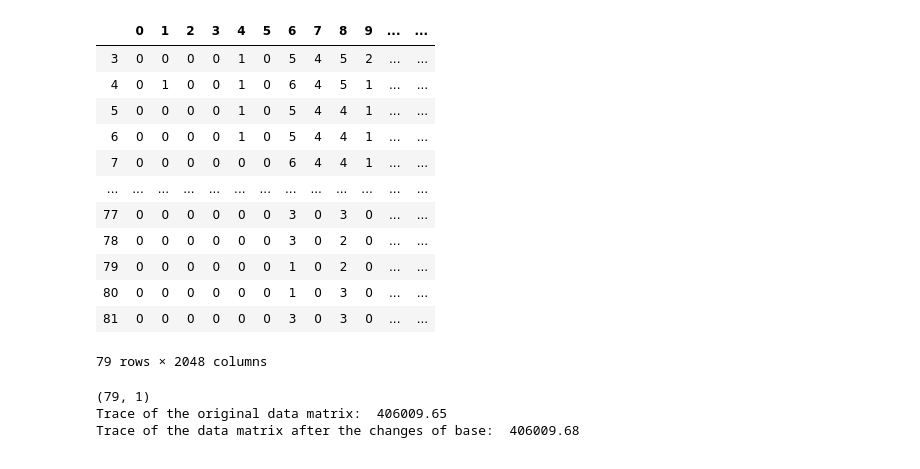
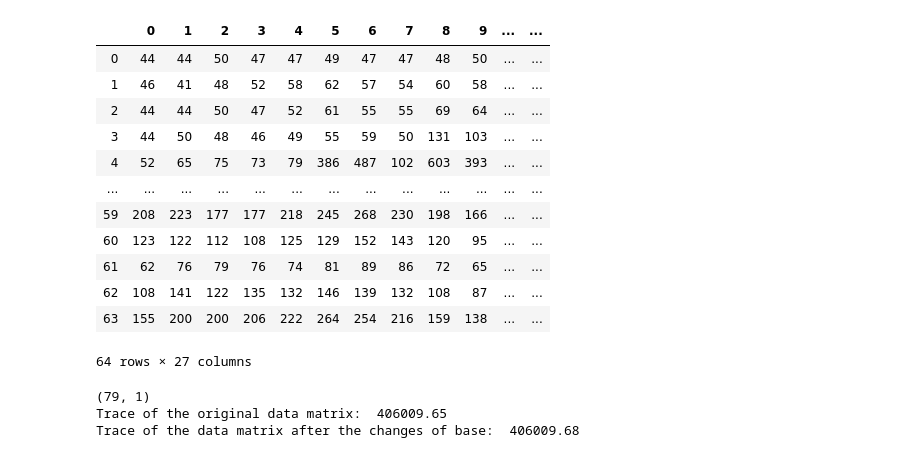
Before and after one commit to CrostaBot/PostureRecognition, a Jupyter notebook: PCA.ipynb, the cells around one changed output. Cells and saved outputs as stored; diff of their text form; code cells hidden in the pictures.

```diff
--- a/PCA.ipynb
+++ b/PCA.ipynb
@@ -7,32 +7,32 @@ import sys
 import matplotlib.pyplot as plt
 import seaborn as sas
 # %%
-data_folder = Path("dataset/experiment-i/S1/")
+data_folder = Path("dataset/experiment-ii/S1/Air_Mat/")
 
-file_name = data_folder / "1.txt"
-#df = pd.read_csv(file_name, sep=" ", header=None)
-df = pd.read_csv(file_name, sep="\t", header=None)
+file_name = data_folder / "Matrix_Air_B1.txt"
+df = pd.read_csv(file_name, sep=" ", header=None)
+#df = pd.read_csv(file_name, sep="\t", header=None)
 #la stessa posizione viene misurata 82 volte DC
-df.drop(columns=[2048], inplace = True) #tolgo colonna
-df.drop(0, inplace = True) #tolgo riga
-df.drop(1, inplace = True) #tolgo riga
-df.drop(2, inplace = True) #tolgo riga
+#df.drop(columns=[2048], inplace = True) #tolgo colonna
+#df.drop(0, inplace = True) #tolgo riga
+#df.drop(1, inplace = True) #tolgo riga
+#df.drop(2, inplace = True) #tolgo riga
 
 df
 # %% [output]
 |  | 0 | 1 | 2 | 3 | 4 | 5 | 6 | 7 | 8 | 9 | ... | ... |
-| 3 | 0 | 0 | 0 | 0 | 1 | 0 | 5 | 4 | 5 | 2 | ... | ... |
-| 4 | 0 | 1 | 0 | 0 | 1 | 0 | 6 | 4 | 5 | 1 | ... | ... |
-| 5 | 0 | 0 | 0 | 0 | 1 | 0 | 5 | 4 | 4 | 1 | ... | ... |
-| 6 | 0 | 0 | 0 | 0 | 1 | 0 | 5 | 4 | 4 | 1 | ... | ... |
-| 7 | 0 | 0 | 0 | 0 | 0 | 0 | 6 | 4 | 4 | 1 | ... | ... |
+| 0 | 44 | 44 | 50 | 47 | 47 | 49 | 47 | 47 | 48 | 50 | ... | ... |
+| 1 | 46 | 41 | 48 | 52 | 58 | 62 | 57 | 54 | 60 | 58 | ... | ... |
+| 2 | 44 | 44 | 50 | 47 | 52 | 61 | 55 | 55 | 69 | 64 | ... | ... |
+| 3 | 44 | 50 | 48 | 46 | 49 | 55 | 59 | 50 | 131 | 103 | ... | ... |
+| 4 | 52 | 65 | 75 | 73 | 79 | 386 | 487 | 102 | 603 | 393 | ... | ... |
 | ... | ... | ... | ... | ... | ... | ... | ... | ... | ... | ... | ... | ... |
-| 77 | 0 | 0 | 0 | 0 | 0 | 0 | 3 | 0 | 3 | 0 | ... | ... |
-| 78 | 0 | 0 | 0 | 0 | 0 | 0 | 3 | 0 | 2 | 0 | ... | ... |
-| 79 | 0 | 0 | 0 | 0 | 0 | 0 | 1 | 0 | 2 | 0 | ... | ... |
-| 80 | 0 | 0 | 0 | 0 | 0 | 0 | 1 | 0 | 3 | 0 | ... | ... |
-| 81 | 0 | 0 | 0 | 0 | 0 | 0 | 3 | 0 | 3 | 0 | ... | ... |
+| 59 | 208 | 223 | 177 | 177 | 218 | 245 | 268 | 230 | 198 | 166 | ... | ... |
+| 60 | 123 | 122 | 112 | 108 | 125 | 129 | 152 | 143 | 120 | 95 | ... | ... |
+| 61 | 62 | 76 | 79 | 76 | 74 | 81 | 89 | 86 | 72 | 65 | ... | ... |
+| 62 | 108 | 141 | 122 | 135 | 132 | 146 | 139 | 132 | 108 | 87 | ... | ... |
+| 63 | 155 | 200 | 200 | 206 | 222 | 264 | 254 | 216 | 159 | 138 | ... | ... |
-79 rows × 2048 columns
+64 rows × 27 columns
 # %%
 array = df.to_numpy()
 #avg = array.mean()
```
Also changed, not shown: parts of 4 cells of this notebook, 2 other files.
